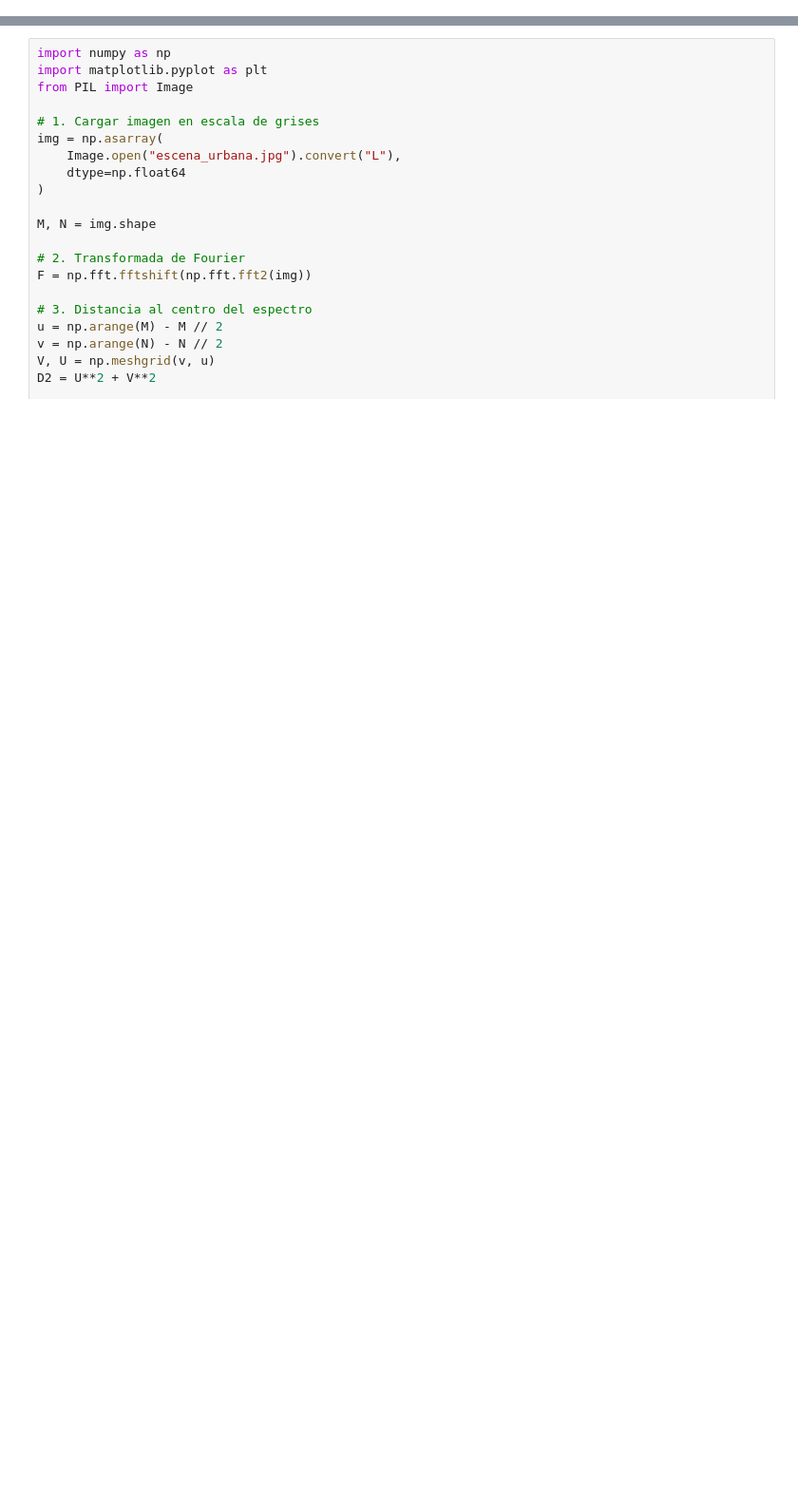
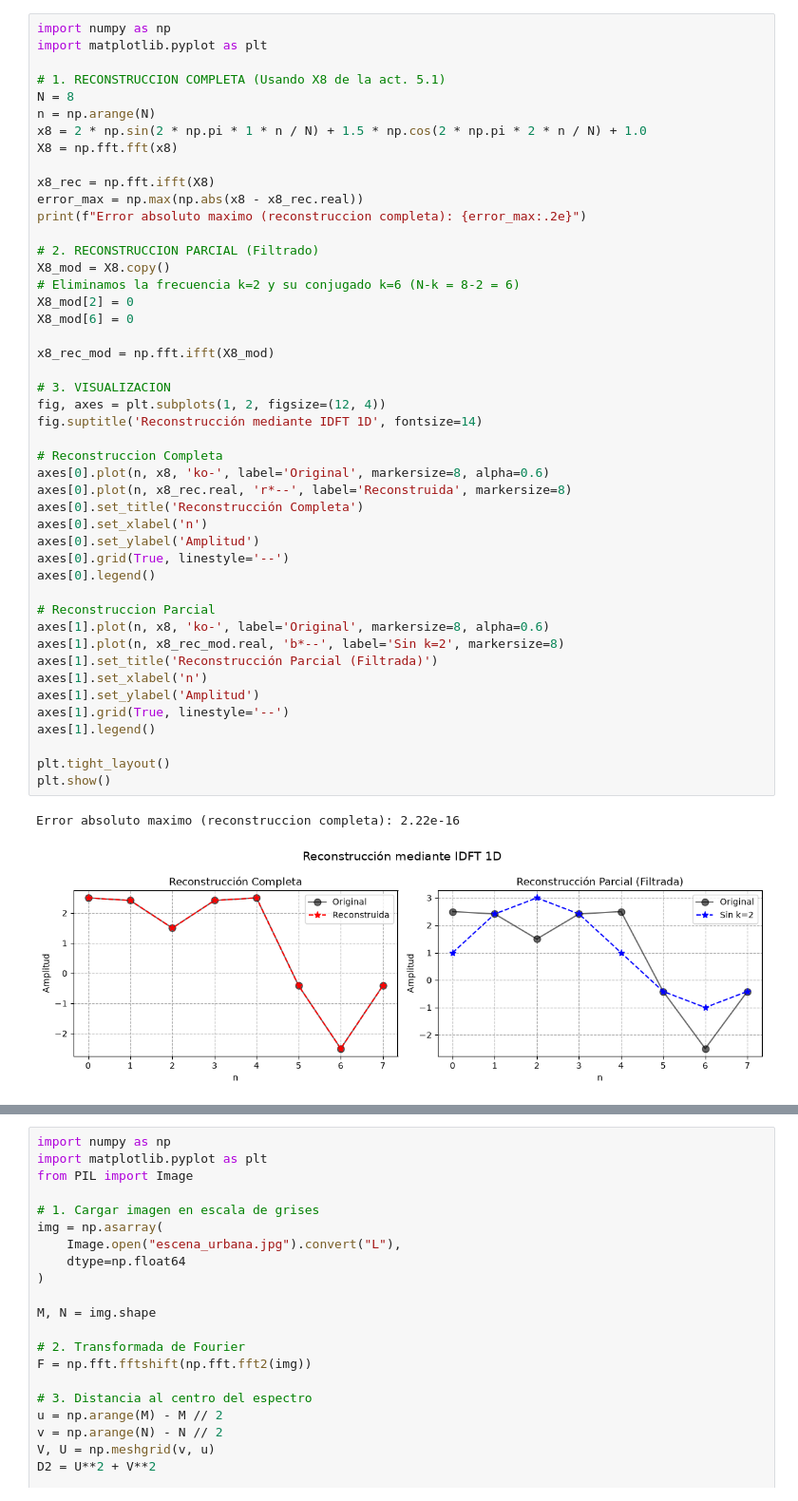
Before and after one commit to JulioOZ-cmyk/Procesamiento-de-senales, a Jupyter notebook: notebooks/Lab5.ipynb, the cells around one changed output, grey strips where cells are left out. Shown at 95% size. Saved outputs shown, nothing was run; the diff lists cells and outputs as text; blank space fills up the shorter version.

```diff
--- a/notebooks/Lab5.ipynb
+++ b/notebooks/Lab5.ipynb
@@ -0,0 +68,49 @@
+# %%
+import numpy as np
+import matplotlib.pyplot as plt
+
+# 1. RECONSTRUCCION COMPLETA (Usando X8 de la act. 5.1)
+N = 8
+n = np.arange(N)
+x8 = 2 * np.sin(2 * np.pi * 1 * n / N) + 1.5 * np.cos(2 * np.pi * 2 * n / N) + 1.0
+X8 = np.fft.fft(x8)
+
+x8_rec = np.fft.ifft(X8)
+error_max = np.max(np.abs(x8 - x8_rec.real))
+print(f"Error absoluto maximo (reconstruccion completa): {error_max:.2e}")
+
+# 2. RECONSTRUCCION PARCIAL (Filtrado)
+X8_mod = X8.copy()
+# Eliminamos la frecuencia k=2 y su conjugado k=6 (N-k = 8-2 = 6)
+X8_mod[2] = 0
+X8_mod[6] = 0
+
+x8_rec_mod = np.fft.ifft(X8_mod)
+
+# 3. VISUALIZACION
+fig, axes = plt.subplots(1, 2, figsize=(12, 4))
+fig.suptitle('Reconstrucción mediante IDFT 1D', fontsize=14)
+
+# Reconstruccion Completa
+axes[0].plot(n, x8, 'ko-', label='Original', markersize=8, alpha=0.6)
+axes[0].plot(n, x8_rec.real, 'r*--', label='Reconstruida', markersize=8)
+axes[0].set_title('Reconstrucción Completa')
+axes[0].set_xlabel('n')
+axes[0].set_ylabel('Amplitud')
+axes[0].grid(True, linestyle='--')
+axes[0].legend()
+
+# Reconstruccion Parcial
+axes[1].plot(n, x8, 'ko-', label='Original', markersize=8, alpha=0.6)
+axes[1].plot(n, x8_rec_mod.real, 'b*--', label='Sin k=2', markersize=8)
+axes[1].set_title('Reconstrucción Parcial (Filtrada)')
+axes[1].set_xlabel('n')
+axes[1].set_ylabel('Amplitud')
+axes[1].grid(True, linestyle='--')
+axes[1].legend()
+
+plt.tight_layout()
+plt.show()
+# %% [output]
+Error absoluto maximo (reconstruccion completa): 2.22e-16
+[figure, added]
```
Also changed, not shown: parts of 4 cells of this notebook.
